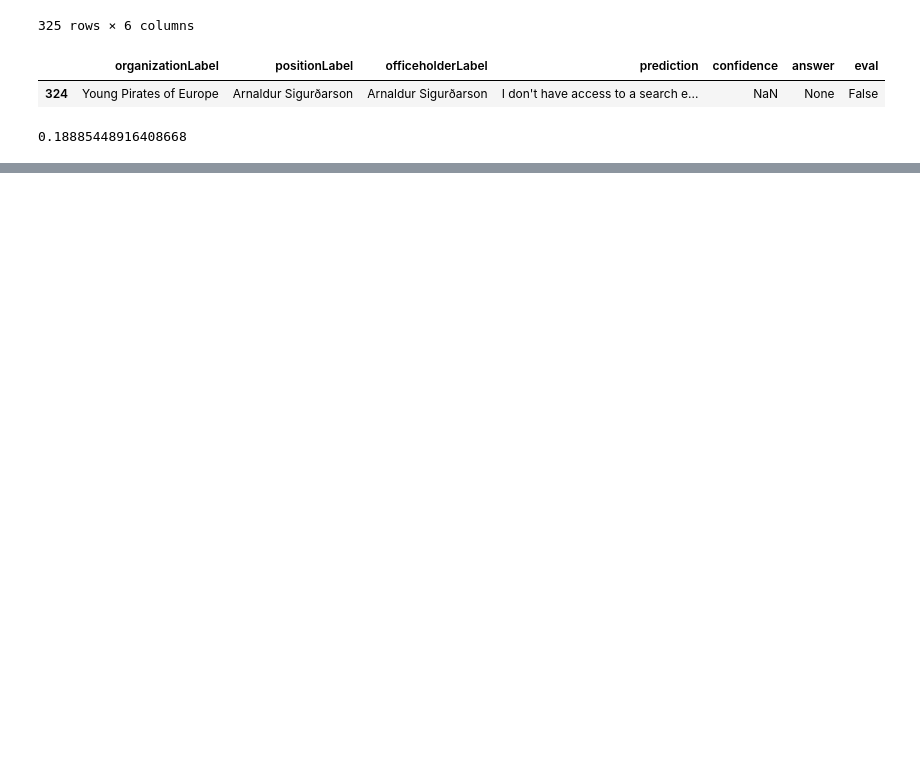
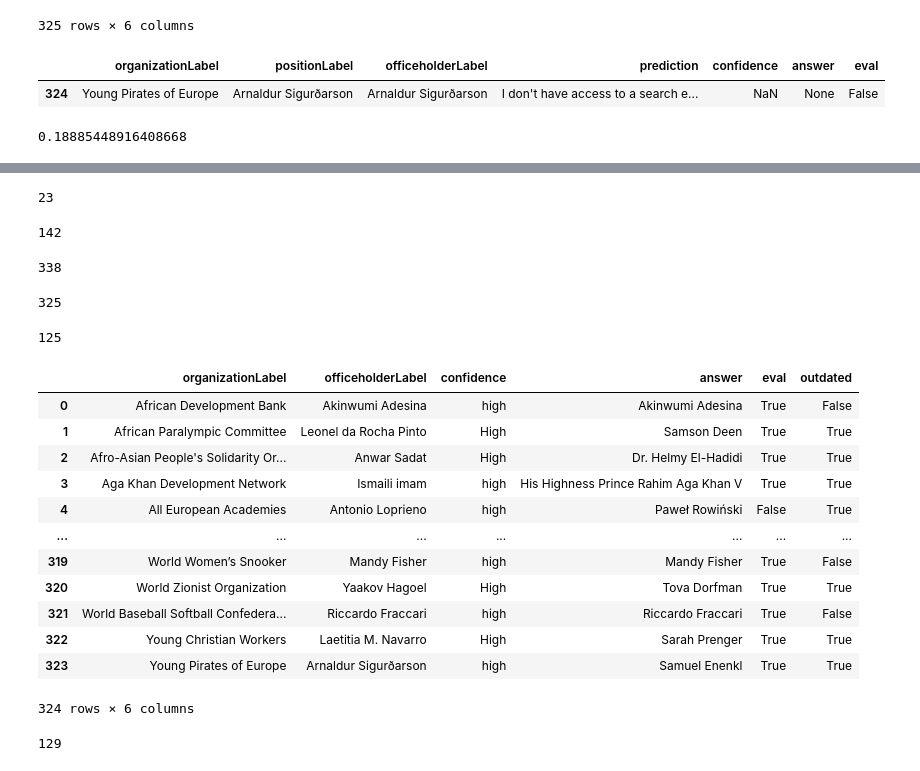
Before and after one commit to amal-gader/autovu-kg, a Jupyter notebook: autovu.ipynb, the cells around one changed output, grey strips where cells are left out. Drawn from its saved outputs; the diff is of its cells as text; code cells hidden in the pictures; blank space fills up the shorter version.

```diff
--- a/autovu.ipynb
+++ b/autovu.ipynb
@@ -1142,0 +1252,10 @@ df['eval'].mean()
+# %%
+bg_r1=pd.read_csv("exp_results/bank_governors_results_deepseek.csv")
+bg_llama=pd.read_csv("exp_results/bank_governors_results_llama.csv")
+bg_gpt=pd.read_csv("exp_results/bank_governors_01-04_results_gpt.csv")
+ceo_r1=pd.read_csv("exp_results/ceo_deepseek_with_web_processed.csv")
+ceo_llama=pd.read_csv("exp_results/comp_ceo_results_llama.csv")
+ceo_gpt=pd.read_csv("exp_results/company_ceo_31-03_results_gpt.csv")
+io_r1=pd.read_csv("exp_results/international_org_ann_r1.csv")
+io_llama=pd.read_csv("exp_results/international_organizations_leadership_31-03_results_llama.csv")
+io_gpt=pd.read_csv("exp_results/int_org_31-03_results_gpt.csv")
@@ -1142,0 +1294,41 @@ df['eval'].mean()
+# %%
+len(bg_llama)
+# %% [output]
+23
+# %%
+len(ceo_r1[(ceo_r1['outdated']==True) & (ceo_r1['eval']==True)])
+# %% [output]
+142
+# %%
+len(ceo_r1)
+# %% [output]
+338
+# %%
+len(io_r1)
+# %% [output]
+325
+# %%
+len(io_r1[(io_r1['outdated']==True) & (io_r1['eval']==True)])
+# %% [output]
+125
+# %%
+io_gpt = io_gpt.merge(io_r1[['organizationLabel', 'outdated']], on='organizationLabel', how='left')
+io_gpt
+# %% [output]
+|  | organizationLabel | officeholderLabel | confidence | answer | eval | outdated |
+| 0 | African Development Bank | Akinwumi Adesina | high | Akinwumi Adesina | True | False |
+| 1 | African Paralympic Committee | Leonel da Rocha Pinto | High | Samson Deen | True | True |
+| 2 | Afro-Asian People's Solidarity Or... | Anwar Sadat | High | Dr. Helmy El-Hadidi | True | True |
+| 3 | Aga Khan Development Network | Ismaili imam | high | His Highness Prince Rahim Aga Khan V | True | True |
+| 4 | All European Academies | Antonio Loprieno | high | Paweł Rowiński | False | True |
+| ... | ... | ... | ... | ... | ... | ... |
+| 319 | World Women’s Snooker | Mandy Fisher | high | Mandy Fisher | True | False |
+| 320 | World Zionist Organization | Yaakov Hagoel | High | Tova Dorfman | True | True |
+| 321 | World Baseball Softball Confedera... | Riccardo Fraccari | high | Riccardo Fraccari | True | False |
+| 322 | Young Christian Workers | Laetitia M. Navarro | High | Sarah Prenger | True | True |
+| 323 | Young Pirates of Europe | Arnaldur Sigurðarson | high | Samuel Enenkl | True | True |
+324 rows × 6 columns
+# %%
+len(io_gpt[(io_gpt['outdated']==True) & (io_gpt['eval']==True)])
+# %% [output]
+129
```
Also changed, not shown: parts of 23 cells of this notebook, 17 other files.
